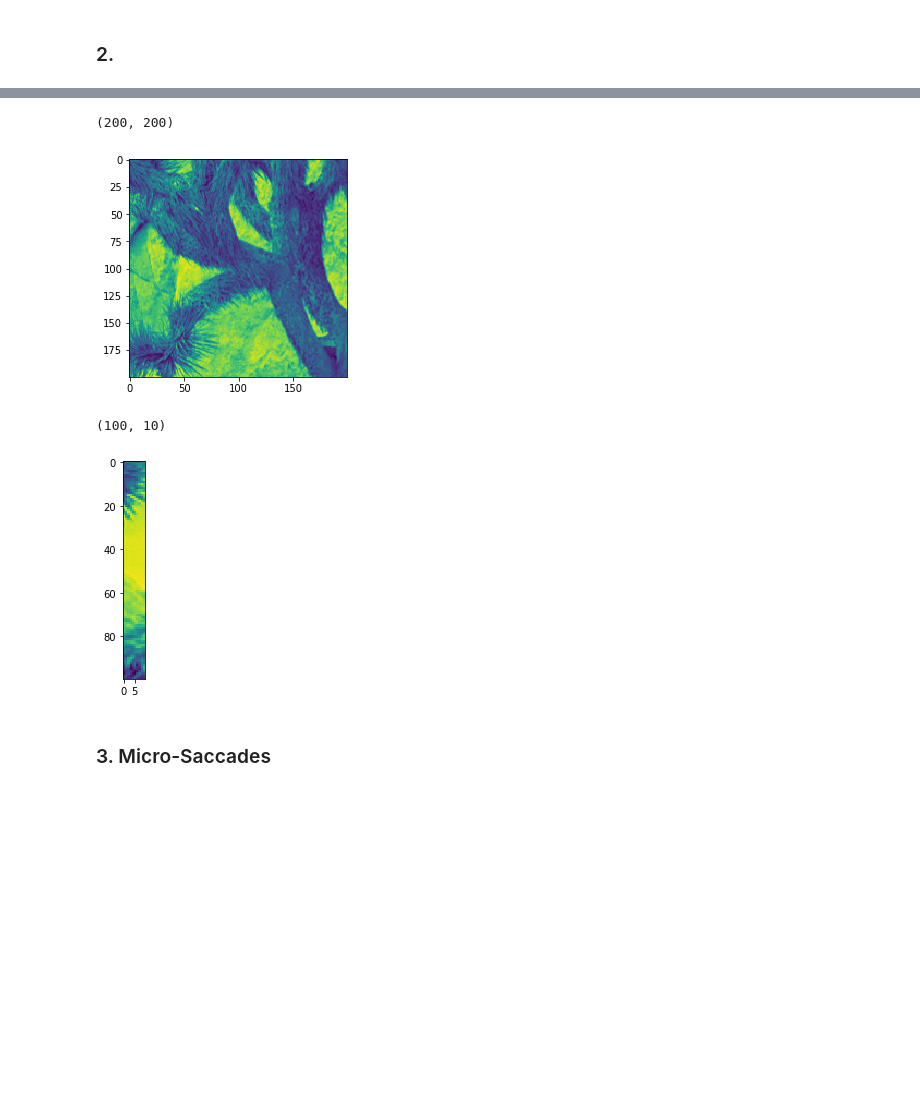
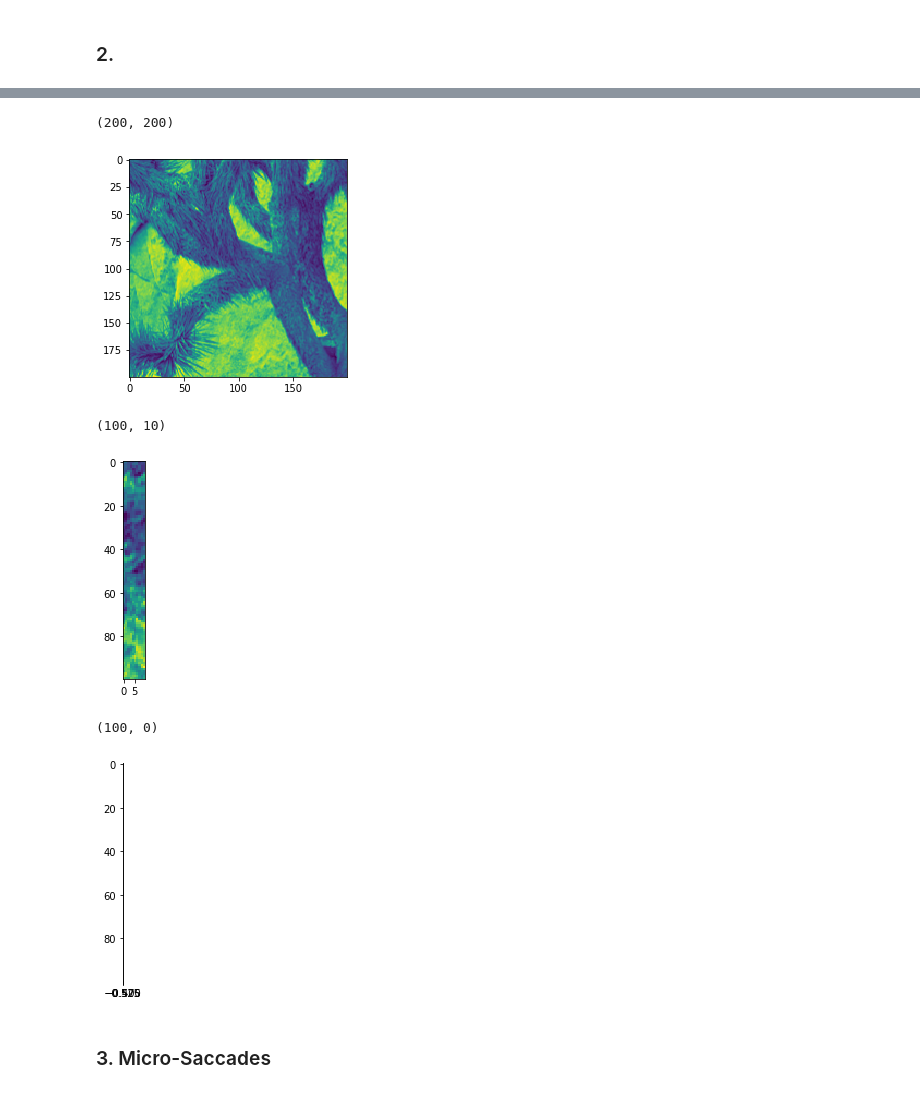
Before and after one commit to DorotheaMueller/mhbf, a Jupyter notebook: ex_1_mueller_dorothea.ipynb, the cells around one changed output, grey strips where cells are left out. Drawn from its saved outputs; the diff is of its cells as text; code cells hidden in the pictures; blank space fills up the shorter version.

Commit message:
add testing for within borders

```diff
--- a/ex_1_mueller_dorothea.ipynb
+++ b/ex_1_mueller_dorothea.ipynb
@@ -78,4 +78,30 @@ def extract_patch(img, l_x, l_y, x, y):
     """Extract patches from the img from position x, y with length l_x and l_y, respectively."""
     x_half = l_x//2
     y_half = l_y//2
-    return img[x-x_half:x+x_half, y-y_half:y+y_half]
+
+    # Cave. Assuming x should be the horizontal direction and y the vertical,
+    # the accesses has to be img[y, x].
+    return img[y-y_half:y+y_half, x-x_half:x+x_half]
+# %%
+def x_in_border(img, x, x_half):
+    return x + x_half < img.shape[1] and x - x_half > 0
+
+def y_in_border(img, y, y_half):
+    return y + y_half < img.shape[0] and y - y_half > 0
+# %%
+def extract_patch(img, l_x, l_y, x, y):
+    """Extract patches from the img from position x, y with length l_x and l_y, respectively."""
+    x_half = l_x//2
+    y_half = l_y//2
+
+    print(x_in_border(img, x, x_half))
+    print(y_in_border(img, y, y_half))
+
+    if not x_in_border(img, x, x_half):
+        return None
+    if not y_in_border(img, y, y_half):
+        return None
+
+    # Cave. Assuming x should be the horizontal direction and y the vertical,
+    # the accesses has to be img[y, x].
+    return img[y-y_half:y+y_half, x-x_half:x+x_half]
@@ -82,20 +122,26 @@ def extract_patch(img, l_x, l_y, x, y):
 # %%
 # Testing
 extracted = extract_patch(img, 200, 200, 500, 500)
 print(extracted.shape)
 plt.imshow(extracted)
 plt.show()
 
-extracted = extract_patch(img, 100, 10, 400, 850)
+extracted = extract_patch(img, 10, 100, 400, 850)
 print(extracted.shape)
 plt.imshow(extracted)
 plt.show()
-# TODO: change y and x.
+
+extracted = extract_patch(img, 100, 100, 50000, 500)
+print(extracted.shape)
+plt.imshow(extracted)
+plt.show()
 # %% [output]
 (200, 200)
 [figure]
 (100, 10)
-[figure, old version]
+[figure, new version]
+(100, 0)
+[figure, added]
 # %% [markdown]
 ### 3. Micro-Saccades
 # %%
```
Also changed, not shown: parts of 6 cells of this notebook.
